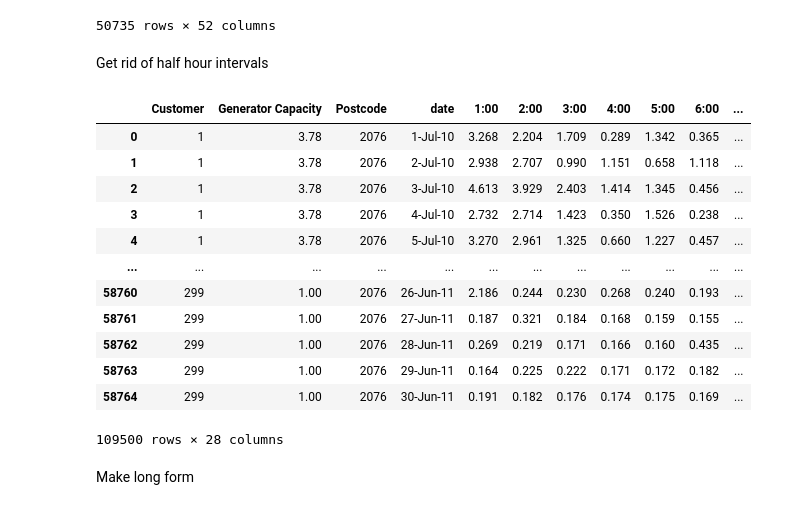
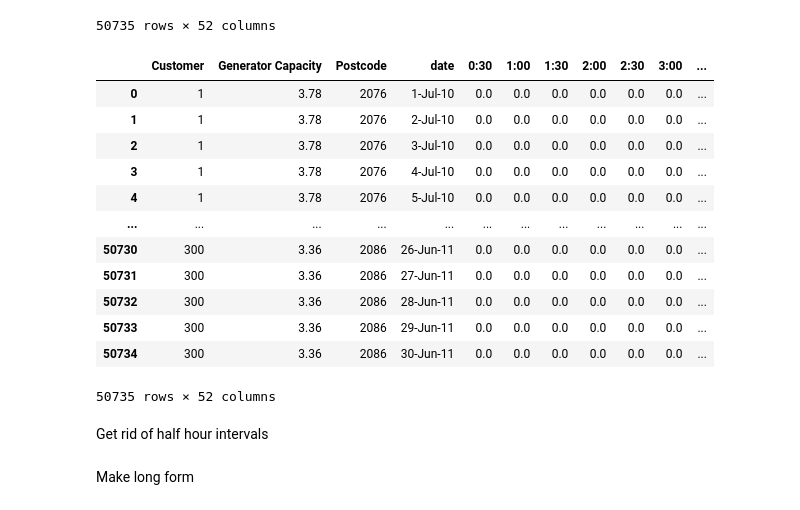
Before and after one commit to codymlewis/SGHFL, a Jupyter notebook: data_processing/solar_power.ipynb, the cells around one changed output. Saved outputs shown, nothing was run; the diff lists cells and outputs as text; code cells hidden in the pictures.

Commit message:
Changed some of the solar home data processing

```diff
--- a/data_processing/solar_power.ipynb
+++ b/data_processing/solar_power.ipynb
@@ -13,7 +13,7 @@ os.makedirs("data/", exist_ok=True)
 # %% [markdown]
 First download "Solar home half-hour data - 1 July 2010 to 30 June 2011" from https://www.ausgrid.com.au/Industry/Our-Research/Data-to-share/Solar-home-electricity-data, unzip and place "2010-2011 Solar home electricity data.csv" in the data folder
 # %%
-solar_home_data = pd.read_csv("data/2010-2011 Solar home electricity data.csv", header=1)
+solar_home_data = pd.read_csv("../data/2010-2011 Solar home electricity data.csv", header=1)
 # %% [markdown]
 Each customer has either two or three types of recordings for each day of the year. The recordings correspond to the consumption categories.
 # %%
@@ -44,9 +44,9 @@ gc_data = solar_home_data[(solar_home_data['Consumption Category'] == "GC") & so
 cl_data = solar_home_data[(solar_home_data['Consumption Category'] == "CL") & solar_home_data.Customer.isin(has_cl)].reset_index(drop=True)
 gg_data = solar_home_data[(solar_home_data['Consumption Category'] == "GG") & solar_home_data.Customer.isin(has_cl)].reset_index(drop=True)
 # %%
-gg_data.loc[:, time_columns] = cl_data[time_columns] + gc_data[time_columns] - gg_data[time_columns]
-new_data = gg_data.drop(columns=["Consumption Category"])
-new_data
+gc_data.loc[:, time_columns] = cl_data[time_columns] + gc_data[time_columns]
+consumption_data = gc_data.drop(columns=["Consumption Category"])
+consumption_data
 # %% [output]
 |  | Customer | Generator Capacity | Postcode | date | 0:30 | 1:00 | 1:30 | 2:00 | 2:30 | 3:00 | ... |
 | 0 | 1 | 3.78 | 2076 | 1-Jul-10 | 1.553 | 1.715 | 1.339 | 0.865 | 0.380 | 1.329 | ... |
@@ -61,6 +61,23 @@ new_data
 | 50733 | 300 | 3.36 | 2086 | 29-Jun-11 | 3.028 | 1.048 | 0.250 | 0.132 | 0.100 | 0.134 | ... |
 | 50734 | 300 | 3.36 | 2086 | 30-Jun-11 | 2.210 | 0.851 | 0.113 | 0.151 | 0.104 | 0.149 | ... |
 50735 rows × 52 columns
+# %%
+generation_data = gg_data.drop(columns=["Consumption Category"])
+generation_data
+# %% [output]
+|  | Customer | Generator Capacity | Postcode | date | 0:30 | 1:00 | 1:30 | 2:00 | 2:30 | 3:00 | ... |
+| 0 | 1 | 3.78 | 2076 | 1-Jul-10 | 0.0 | 0.0 | 0.0 | 0.0 | 0.0 | 0.0 | ... |
+| 1 | 1 | 3.78 | 2076 | 2-Jul-10 | 0.0 | 0.0 | 0.0 | 0.0 | 0.0 | 0.0 | ... |
+| 2 | 1 | 3.78 | 2076 | 3-Jul-10 | 0.0 | 0.0 | 0.0 | 0.0 | 0.0 | 0.0 | ... |
+| 3 | 1 | 3.78 | 2076 | 4-Jul-10 | 0.0 | 0.0 | 0.0 | 0.0 | 0.0 | 0.0 | ... |
+| 4 | 1 | 3.78 | 2076 | 5-Jul-10 | 0.0 | 0.0 | 0.0 | 0.0 | 0.0 | 0.0 | ... |
+| ... | ... | ... | ... | ... | ... | ... | ... | ... | ... | ... | ... |
+| 50730 | 300 | 3.36 | 2086 | 26-Jun-11 | 0.0 | 0.0 | 0.0 | 0.0 | 0.0 | 0.0 | ... |
+| 50731 | 300 | 3.36 | 2086 | 27-Jun-11 | 0.0 | 0.0 | 0.0 | 0.0 | 0.0 | 0.0 | ... |
+| 50732 | 300 | 3.36 | 2086 | 28-Jun-11 | 0.0 | 0.0 | 0.0 | 0.0 | 0.0 | 0.0 | ... |
+| 50733 | 300 | 3.36 | 2086 | 29-Jun-11 | 0.0 | 0.0 | 0.0 | 0.0 | 0.0 | 0.0 | ... |
+| 50734 | 300 | 3.36 | 2086 | 30-Jun-11 | 0.0 | 0.0 | 0.0 | 0.0 | 0.0 | 0.0 | ... |
+50735 rows × 52 columns
 # %%
 gc_data = solar_home_data[(solar_home_data['Consumption Category'] == "GC") & ~solar_home_data.Customer.isin(has_cl)].reset_index(drop=True)
 gg_data = solar_home_data[(solar_home_data['Consumption Category'] == "GG") & ~solar_home_data.Customer.isin(has_cl)].reset_index(drop=True)
@@ -69,25 +86,16 @@ solar_home_data = pd.concat((new_data, gg_data.drop(columns=["Consumption Catego
 # %% [markdown]
 Get rid of half hour intervals
 # %%
-time_columns = solar_home_data.columns[4:]
-for half_hour, hour in zip(time_columns[::2], time_columns[1::2]):
-    solar_home_data[hour] += solar_home_data[half_hour]
-solar_home_data = solar_home_data.drop(columns=time_columns[::2])
-solar_home_data
+def combine_half_hour(data):
+    time_columns = data.columns[4:]
+    for half_hour, hour in zip(time_columns[::2], time_columns[1::2]):
+        data[hour] += data[half_hour]
+    data = data.drop(columns=time_columns[::2])
+    return data
+
+
+consumption_data = combine_half_hour(consumption_data)
+generation_data = combine_half_hour(generation_data)
-# %% [output]
-|  | Customer | Generator Capacity | Postcode | date | 1:00 | 2:00 | 3:00 | 4:00 | 5:00 | 6:00 | ... |
-| 0 | 1 | 3.78 | 2076 | 1-Jul-10 | 3.268 | 2.204 | 1.709 | 0.289 | 1.342 | 0.365 | ... |
-| 1 | 1 | 3.78 | 2076 | 2-Jul-10 | 2.938 | 2.707 | 0.990 | 1.151 | 0.658 | 1.118 | ... |
-| 2 | 1 | 3.78 | 2076 | 3-Jul-10 | 4.613 | 3.929 | 2.403 | 1.414 | 1.345 | 0.456 | ... |
-| 3 | 1 | 3.78 | 2076 | 4-Jul-10 | 2.732 | 2.714 | 1.423 | 0.350 | 1.526 | 0.238 | ... |
-| 4 | 1 | 3.78 | 2076 | 5-Jul-10 | 3.270 | 2.961 | 1.325 | 0.660 | 1.227 | 0.457 | ... |
-| ... | ... | ... | ... | ... | ... | ... | ... | ... | ... | ... | ... |
-| 58760 | 299 | 1.00 | 2076 | 26-Jun-11 | 2.186 | 0.244 | 0.230 | 0.268 | 0.240 | 0.193 | ... |
-| 58761 | 299 | 1.00 | 2076 | 27-Jun-11 | 0.187 | 0.321 | 0.184 | 0.168 | 0.159 | 0.155 | ... |
-| 58762 | 299 | 1.00 | 2076 | 28-Jun-11 | 0.269 | 0.219 | 0.171 | 0.166 | 0.160 | 0.435 | ... |
-| 58763 | 299 | 1.00 | 2076 | 29-Jun-11 | 0.164 | 0.225 | 0.222 | 0.171 | 0.172 | 0.182 | ... |
-| 58764 | 299 | 1.00 | 2076 | 30-Jun-11 | 0.191 | 0.182 | 0.176 | 0.174 | 0.175 | 0.169 | ... |
-109500 rows × 28 columns
 # %% [markdown]
 Make long form
 # %%
```
Also changed, not shown: parts of 14 cells of this notebook, 1 other file.
